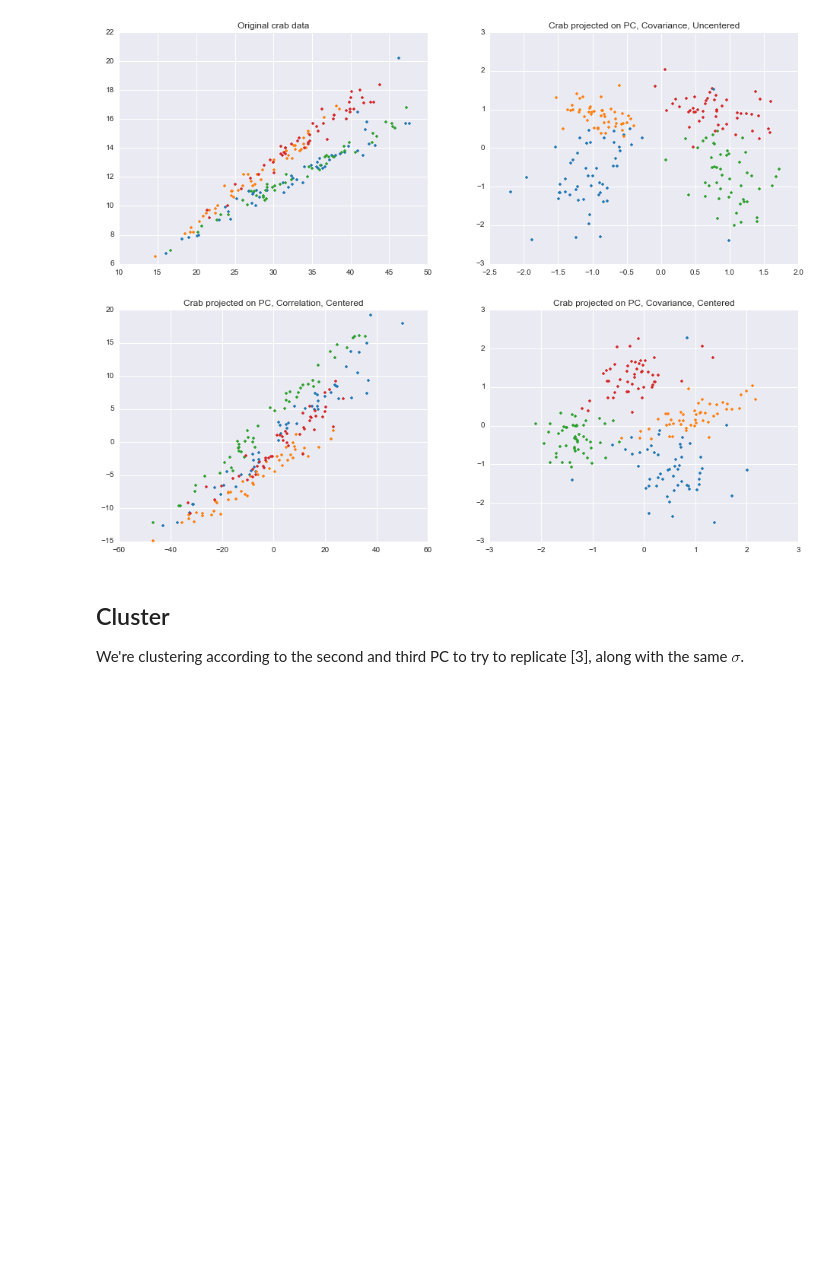
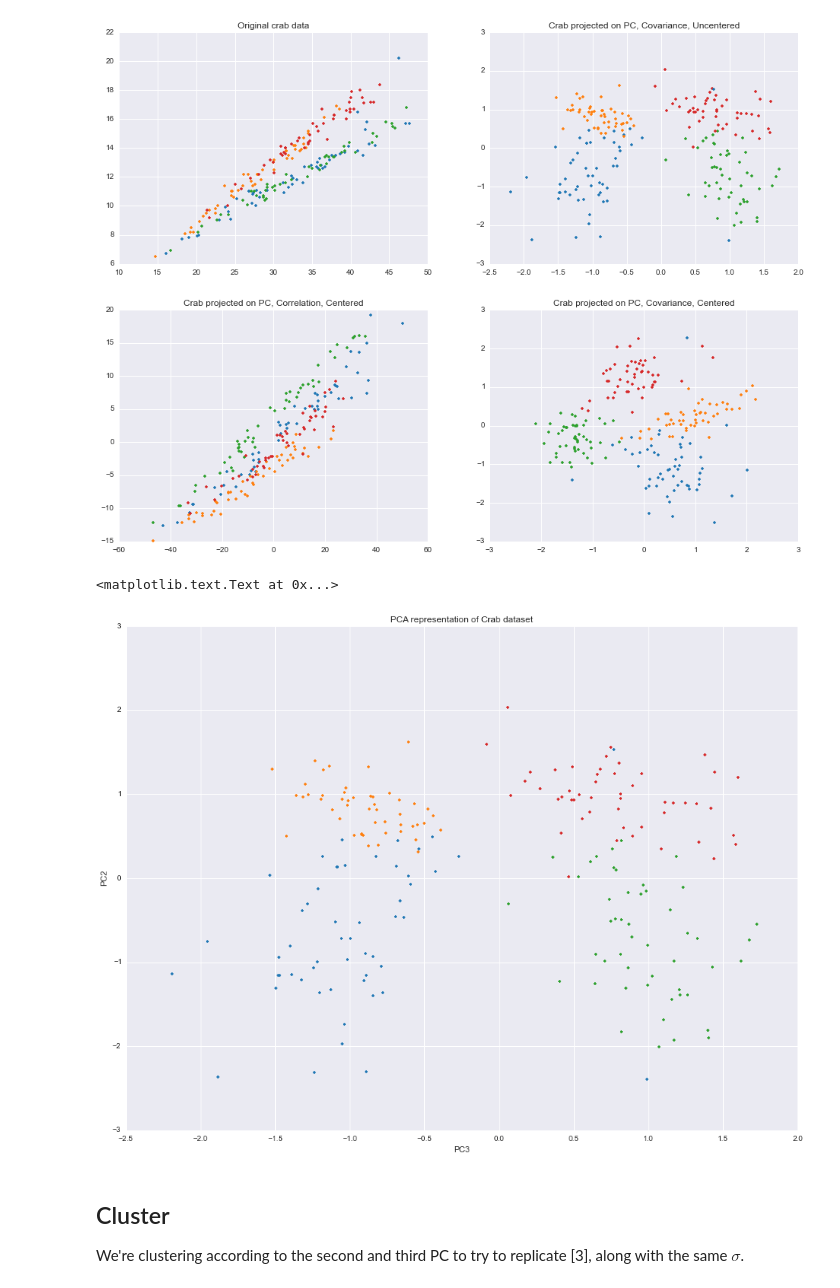
Before and after one commit to diogo-aos/QCThesis, a Jupyter notebook: notebooks/Horn accuracy.ipynb, the cells around one changed output. Drawn from its saved outputs; the diff is of its cells as text; code cells hidden in the pictures; blank space fills up the shorter version.

```diff
--- a/notebooks/Horn accuracy.ipynb
+++ b/notebooks/Horn accuracy.ipynb
@@ -345,6 +343,18 @@ for i in range(len(crabsAssign)):
     cF1Ax4.plot(ncrabsData3[i,2],ncrabsData3[i,1],marker='.',c=tableau20[int(crabsAssign[i]-1)*2])
 # %% [output]
 [figure]
+# %%
+plt.figure(figsize=(16,12))
+cF1Ax2.set_title('Crab projected on PC, Covariance, Uncentered')
+for i in range(len(crabsAssign)):
+    plt.plot(ncrabsData1[i,2],ncrabsData1[i,1],marker='.',c=tableau20[int(crabsAssign[i]-1)*2])
+
+plt.xlabel("PC3")
+plt.ylabel("PC2")
+plt.title("PCA representation of Crab dataset")
+# %% [output]
+<matplotlib.text.Text at 0x...>
+[figure, added]
 # %% [markdown]
 ## Cluster
 
```
Also changed, not shown: parts of 9 cells of this notebook, 8 other files.
